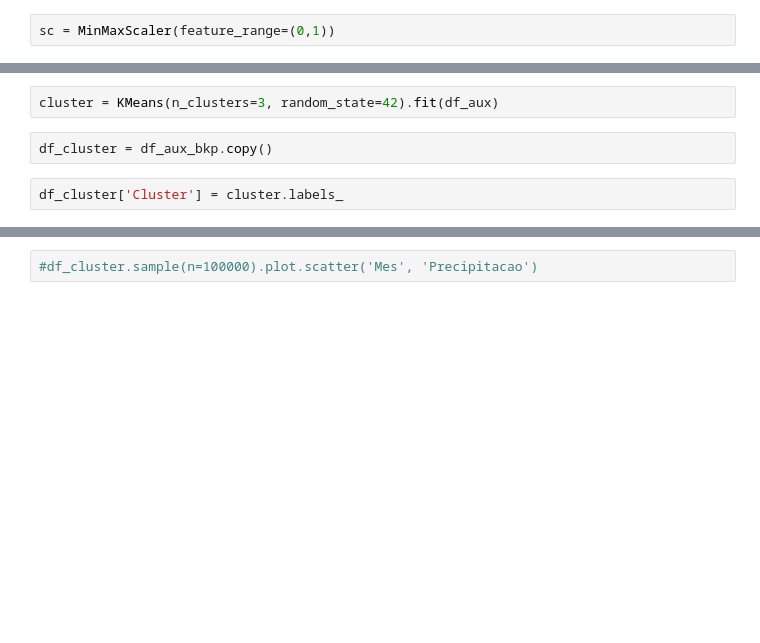
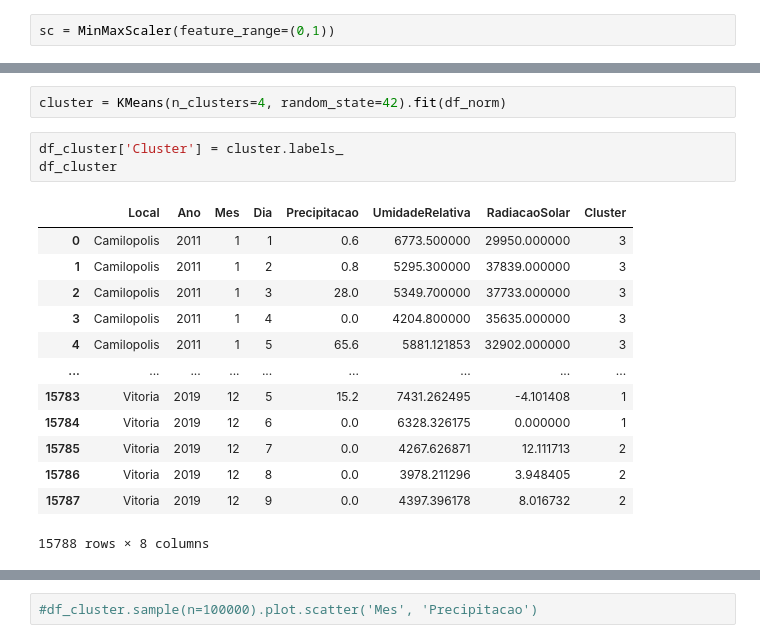
Before and after one commit to alagamentos/floodprediction, a Jupyter notebook: src/Notebooks/3_Cluster/0.0_Clustering.ipynb, the cells around one changed output, grey strips where cells are left out. Drawn from its saved outputs; the diff is of its cells as text; blank space fills up the shorter version.

```diff
--- a/src/Notebooks/3_Cluster/0.0_Clustering.ipynb
+++ b/src/Notebooks/3_Cluster/0.0_Clustering.ipynb
@@ -205,7 +231,20 @@ array([[0. , 1. , 0. ],
 # %%
-cluster = KMeans(n_clusters=3, random_state=42).fit(df_aux)
+cluster = KMeans(n_clusters=4, random_state=42).fit(df_norm)
-# %%
-df_cluster = df_aux_bkp.copy()
 # %%
 df_cluster['Cluster'] = cluster.labels_
+df_cluster
+# %% [output]
+|  | Local | Ano | Mes | Dia | Precipitacao | UmidadeRelativa | RadiacaoSolar | Cluster |
+| 0 | Camilopolis | 2011 | 1 | 1 | 0.6 | 6773.500000 | 29950.000000 | 3 |
+| 1 | Camilopolis | 2011 | 1 | 2 | 0.8 | 5295.300000 | 37839.000000 | 3 |
+| 2 | Camilopolis | 2011 | 1 | 3 | 28.0 | 5349.700000 | 37733.000000 | 3 |
+| 3 | Camilopolis | 2011 | 1 | 4 | 0.0 | 4204.800000 | 35635.000000 | 3 |
+| 4 | Camilopolis | 2011 | 1 | 5 | 65.6 | 5881.121853 | 32902.000000 | 3 |
+| ... | ... | ... | ... | ... | ... | ... | ... | ... |
+| 15783 | Vitoria | 2019 | 12 | 5 | 15.2 | 7431.262495 | -4.101408 | 1 |
+| 15784 | Vitoria | 2019 | 12 | 6 | 0.0 | 6328.326175 | 0.000000 | 1 |
+| 15785 | Vitoria | 2019 | 12 | 7 | 0.0 | 4267.626871 | 12.111713 | 2 |
+| 15786 | Vitoria | 2019 | 12 | 8 | 0.0 | 3978.211296 | 3.948405 | 2 |
+| 15787 | Vitoria | 2019 | 12 | 9 | 0.0 | 4397.396178 | 8.016732 | 2 |
+15788 rows × 8 columns
 # %%
```
Also changed, not shown: parts of 33 cells of this notebook, 1 other file.
